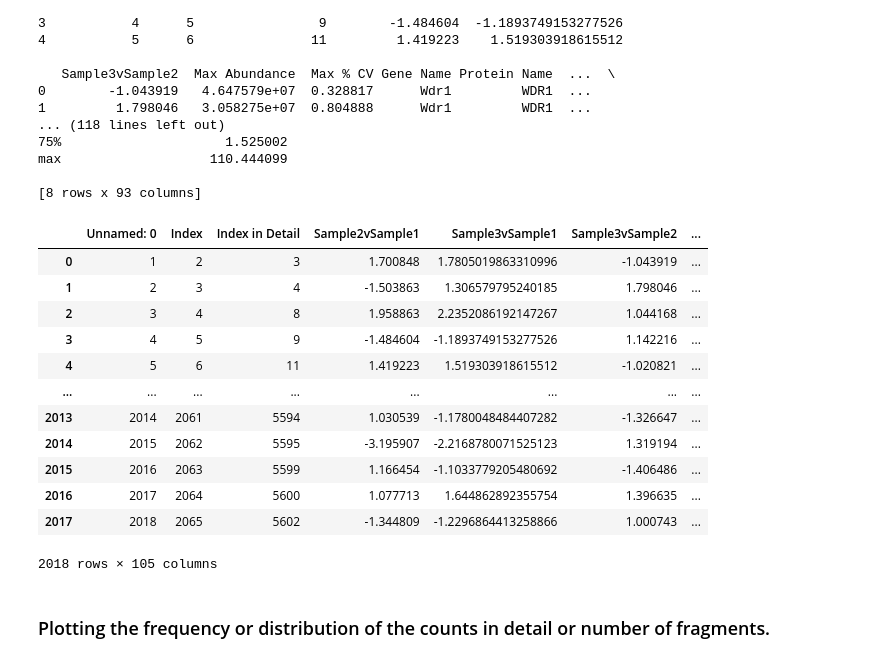
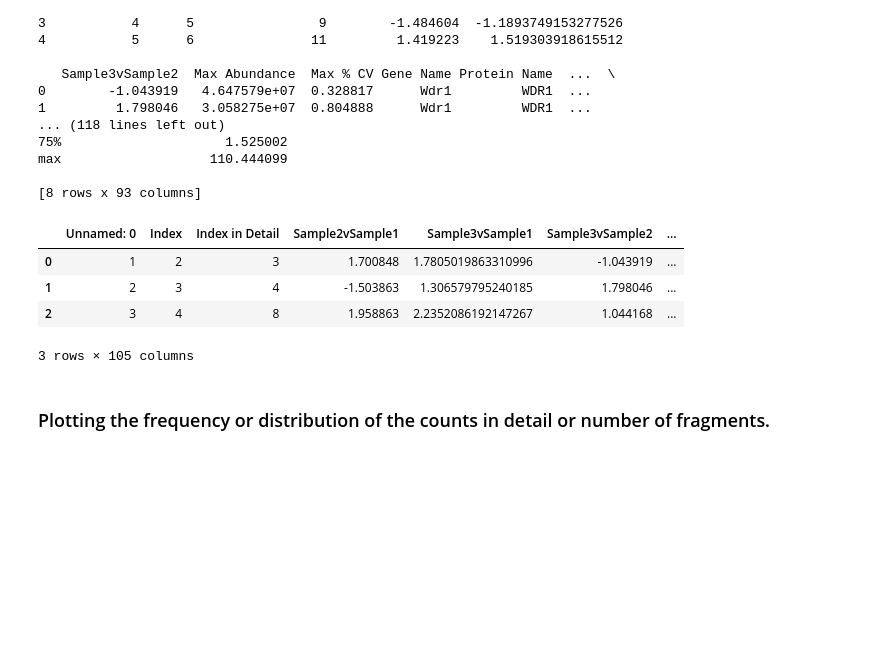
Before and after one commit to KyraGriffin/bmsip_internship_seta, a Jupyter notebook: data_exploration.ipynb, the cells around one changed output. Cells and saved outputs as stored; diff of their text form; code cells hidden in the pictures; blank space fills up the shorter version.

```diff
--- a/data_exploration.ipynb
+++ b/data_exploration.ipynb
@@ -33,21 +33,13 @@ max                   110.444099
 
 [8 rows x 93 columns]
 # %%
-proteomics_ack
+proteomics_ack.head(3)
 # %% [output]
 |  | Unnamed: 0 | Index | Index in Detail | Sample2vSample1 | Sample3vSample1 | Sample3vSample2 | ... |
 | 0 | 1 | 2 | 3 | 1.700848 | 1.7805019863310996 | -1.043919 | ... |
 | 1 | 2 | 3 | 4 | -1.503863 | 1.306579795240185 | 1.798046 | ... |
 | 2 | 3 | 4 | 8 | 1.958863 | 2.2352086192147267 | 1.044168 | ... |
-| 3 | 4 | 5 | 9 | -1.484604 | -1.1893749153277526 | 1.142216 | ... |
-| 4 | 5 | 6 | 11 | 1.419223 | 1.519303918615512 | -1.020821 | ... |
-| ... | ... | ... | ... | ... | ... | ... | ... |
-| 2013 | 2014 | 2061 | 5594 | 1.030539 | -1.1780048484407282 | -1.326647 | ... |
-| 2014 | 2015 | 2062 | 5595 | -3.195907 | -2.2168780071525123 | 1.319194 | ... |
-| 2015 | 2016 | 2063 | 5599 | 1.166454 | -1.1033779205480692 | -1.406486 | ... |
-| 2016 | 2017 | 2064 | 5600 | 1.077713 | 1.644862892355754 | 1.396635 | ... |
-| 2017 | 2018 | 2065 | 5602 | -1.344809 | -1.2296864413258866 | 1.000743 | ... |
-2018 rows × 105 columns
+3 rows × 105 columns
 # %%
 proteomics_ack['First Gene Name'] = proteomics_ack['Gene Name'].str.split(';').str[0]
 proteomics_ack['First Protein Name'] = proteomics_ack['Protein Name'].str.split(';').str[0]
```
Also changed, not shown: parts of 4 cells of this notebook.
